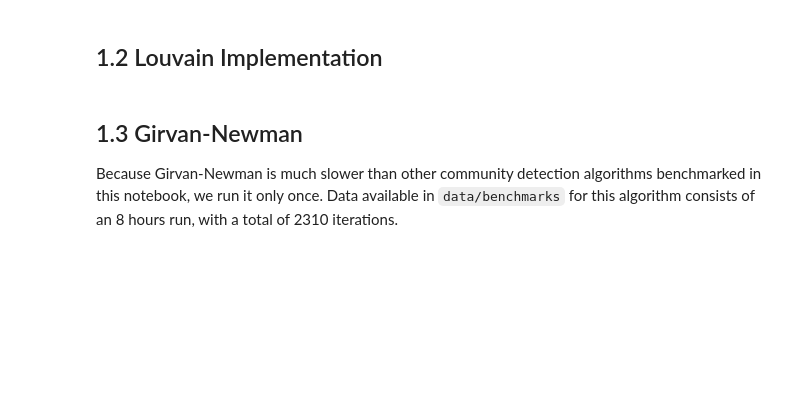
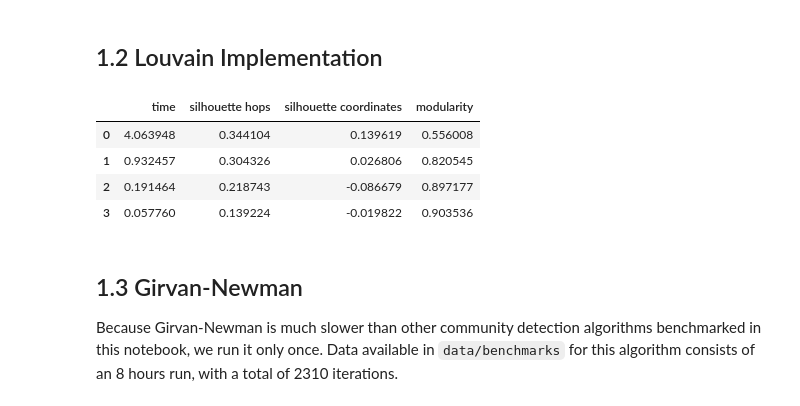
Before and after one commit to mattduerrmeier/sbb-analytics, a Jupyter notebook: community_detection_evaluation.ipynb, the cells around one changed output. Drawn from its saved outputs; the diff is of its cells as text; code cells hidden in the pictures; blank space fills up the shorter version.

Commit message:
Integrate louvain implementation in the benchmark

```diff
--- a/community_detection_evaluation.ipynb
+++ b/community_detection_evaluation.ipynb
@@ -157,19 +157,25 @@ louvain_bench
 # %% [markdown]
 ## 1.2 Louvain Implementation
 # %%
-# from louvain import louvain_generator
+from louvain import louvain_generator
 # remade the graph due to a frozen graph error
-# G = nx.read_edgelist("data/sbb.edgelist", delimiter=";", create_using=nx.Graph)
-# connected_comp = nx.connected_components(G)
-# max_connected_comp = max(connected_comp)
-# sub_G = G.subgraph(max_connected_comp)
-# G = nx.Graph(sub_G)
+G = nx.read_edgelist("data/sbb.edgelist", delimiter=";", create_using=nx.Graph)
+connected_comp = nx.connected_components(G)
+max_connected_comp = max(connected_comp)
+sub_G = G.subgraph(max_connected_comp)
+G = nx.Graph(sub_G)
 
-# t, s_hops, s_coords, m = multi_iter_benchmark(G, louvain_generator)
+t, s_hops, s_coords, m = multi_iter_benchmark(G, louvain_generator)
 
-# louvain_imp_bench = pd.DataFrame(zip(t, s_hops, s_coords, m), columns=["time", "silhouette hops", "silhouette coordinates", "modularity"])
-# louvain_imp_bench.to_csv("./data/benchmarks/louvain_imp.csv", index=False)
-# louvain_imp_bench
+louvain_imp_bench = pd.DataFrame(zip(t, s_hops, s_coords, m), columns=["time", "silhouette hops", "silhouette coordinates", "modularity"])
+louvain_imp_bench.to_csv("./data/benchmarks/louvain_imp.csv", index=False)
+louvain_imp_bench
+# %% [output]
+|  | time | silhouette hops | silhouette coordinates | modularity |
+| 0 | 4.063948 | 0.344104 | 0.139619 | 0.556008 |
+| 1 | 0.932457 | 0.304326 | 0.026806 | 0.820545 |
+| 2 | 0.191464 | 0.218743 | -0.086679 | 0.897177 |
+| 3 | 0.057760 | 0.139224 | -0.019822 | 0.903536 |
 # %% [markdown]
 ## 1.3 Girvan-Newman
 
```
Also changed, not shown: parts of 3 cells of this notebook, 2 other files.
